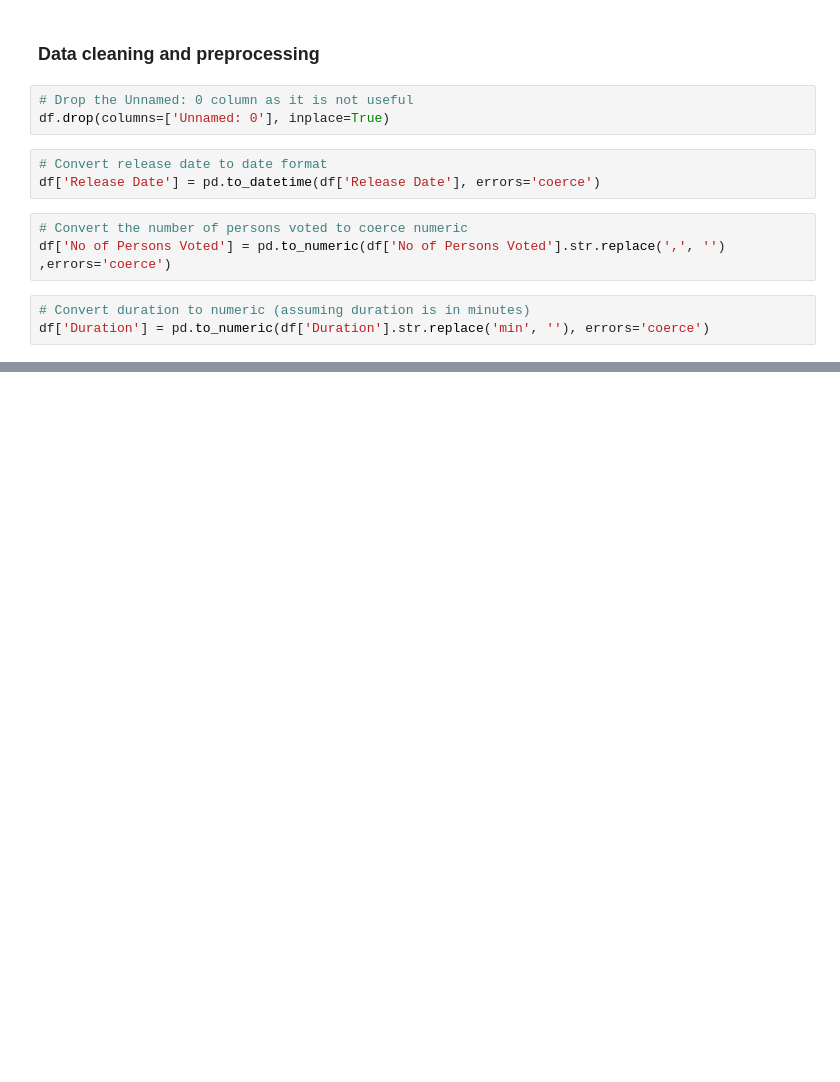
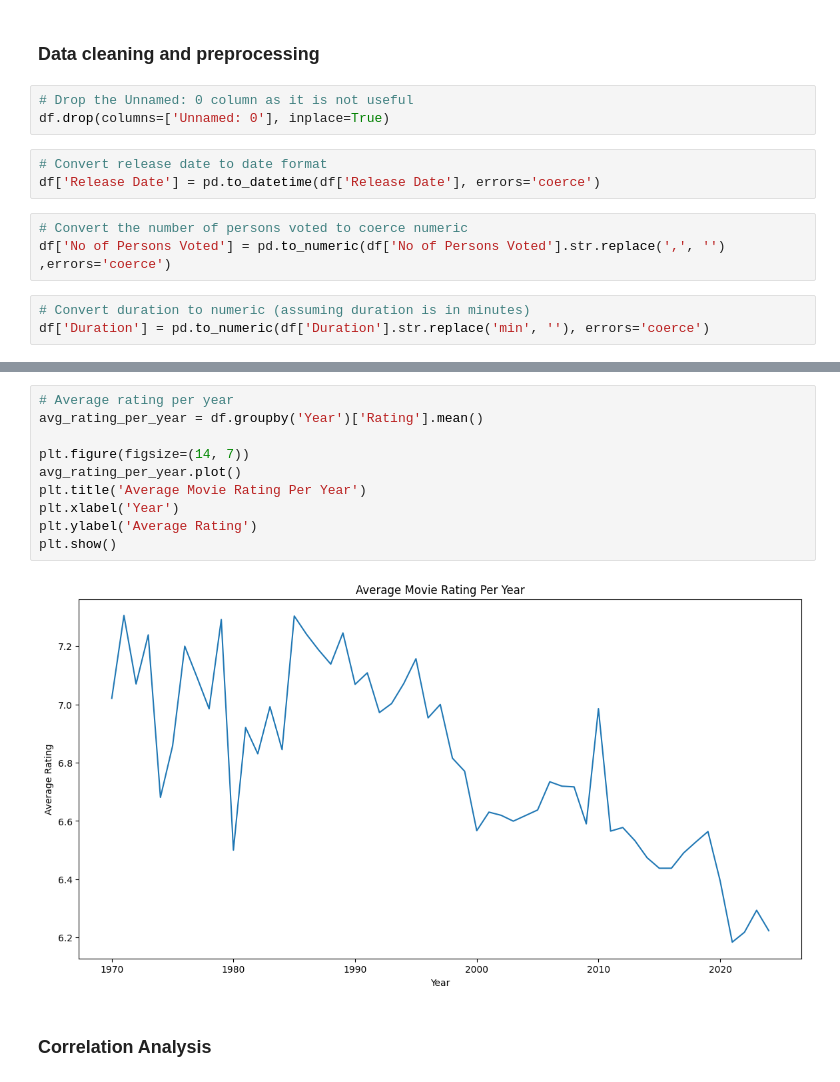
Before and after one commit to pain459/LP, a Jupyter notebook: projects/data_analysis_projects/16000_movie_data/workbook.ipynb, the cells around one changed output, grey strips where cells are left out. Drawn from its saved outputs; the diff is of its cells as text; blank space fills up the shorter version.

```diff
--- a/projects/data_analysis_projects/16000_movie_data/workbook.ipynb
+++ b/projects/data_analysis_projects/16000_movie_data/workbook.ipynb
@@ -40,0 +78,14 @@ df.head(3)
+# %%
+# Average rating per year
+avg_rating_per_year = df.groupby('Year')['Rating'].mean()
+
+plt.figure(figsize=(14, 7))
+avg_rating_per_year.plot()
+plt.title('Average Movie Rating Per Year')
+plt.xlabel('Year')
+plt.ylabel('Average Rating')
+plt.show()
+# %% [output]
+[figure, added]
+# %% [markdown]
+### Correlation Analysis
```
Also changed, not shown: parts of 4 cells of this notebook.
